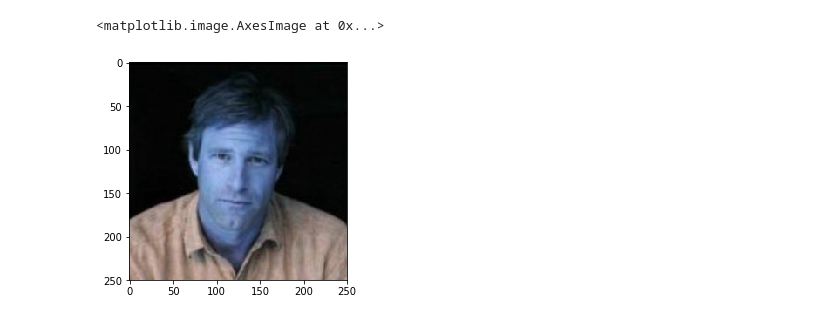
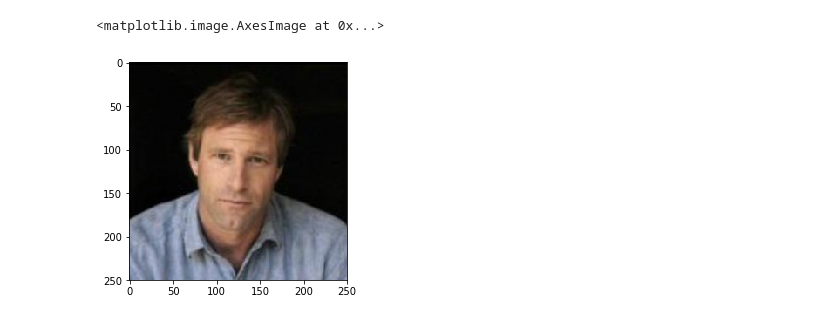
Before and after one commit to ghtaro/Face_Generation, a Jupyter notebook: face_cropping.ipynb, the cells around one changed output. Saved outputs shown, nothing was run; the diff lists cells and outputs as text; code cells hidden in the pictures.

```diff
--- a/face_cropping.ipynb
+++ b/face_cropping.ipynb
@@ -45,9 +19,10 @@ image_list = os.listdir(path_to_image)
 # %%
 filename="/root/userspace/project/image/Aaron_Eckhart_0001.jpg"
 img = cv2.imread(filename)
+img=img[:,:,[2,1,0]] # BGR -> RGB
 plt.imshow(img)
 # %% [output]
 <matplotlib.image.AxesImage at 0x...>
-[figure, old version]
+[figure, new version]
 # %%
 folderpath="/root/userspace/project/image/"
```
Also changed, not shown: parts of 8 cells of this notebook.
